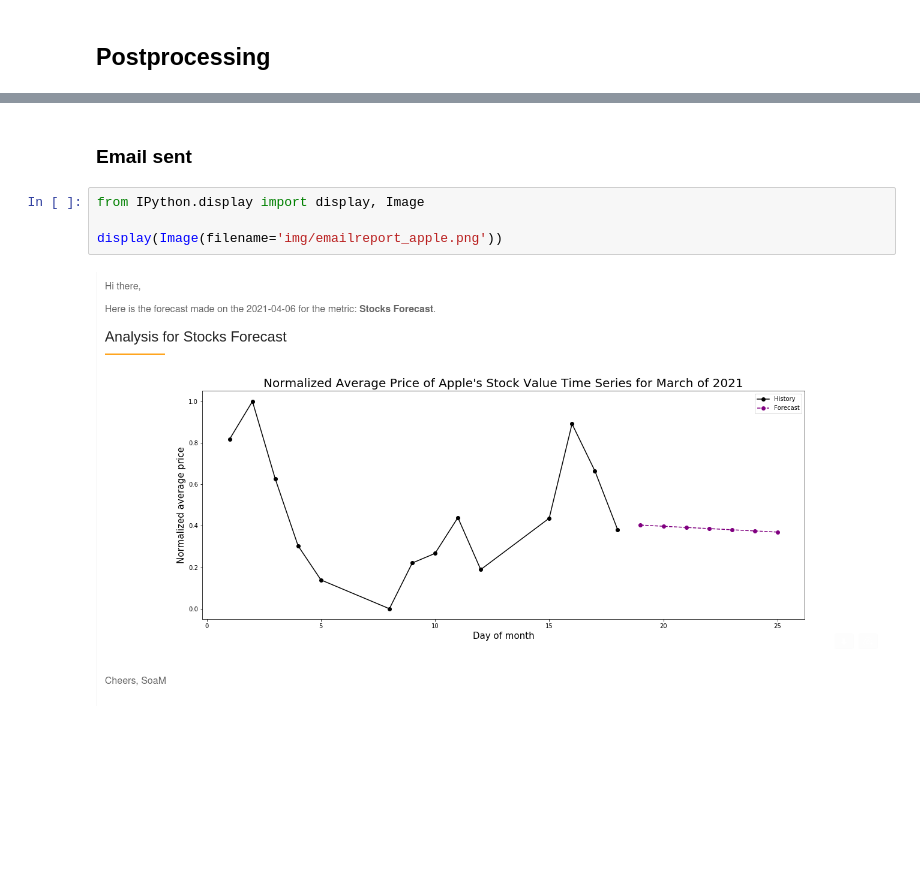
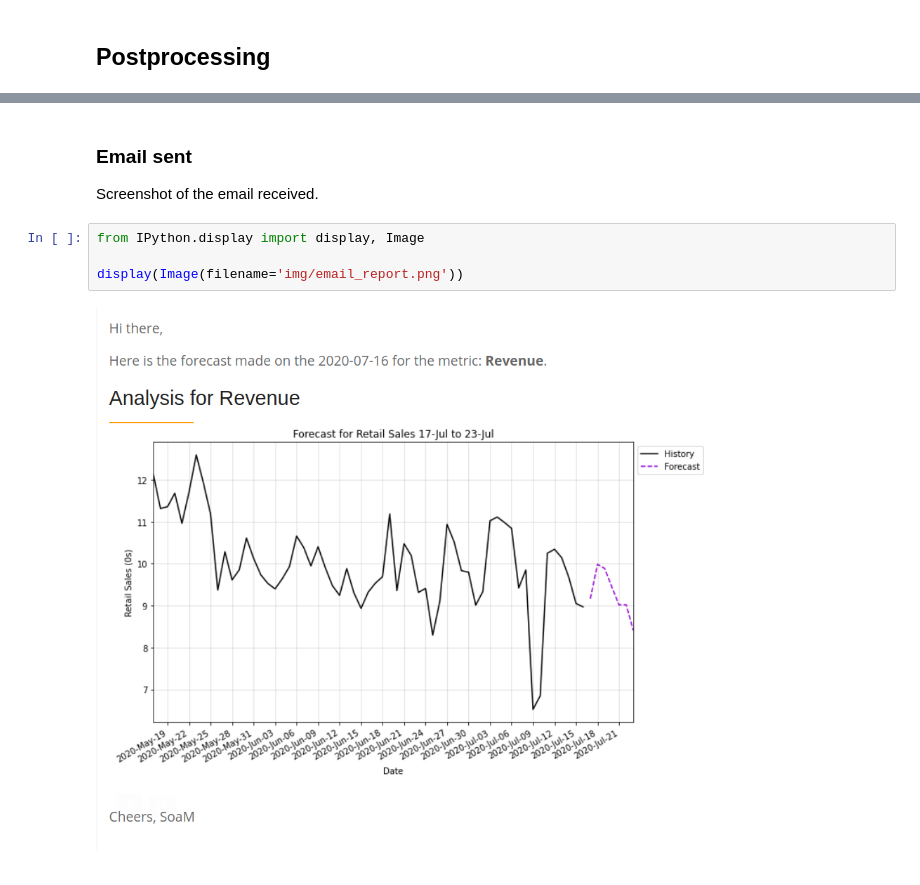
Before and after one commit to MuttData/soam, a Jupyter notebook: notebook/examples/quickstart.ipynb, the cells around one changed output, grey strips where cells are left out. Drawn from its saved outputs; the diff is of its cells as text; blank space fills up the shorter version.

```diff
--- a/notebook/examples/quickstart.ipynb
+++ b/notebook/examples/quickstart.ipynb
@@ -238,8 +262,10 @@ INFO:soam.reporting.mail_report:Email sent succesfully
 # %% [markdown]
 ### Email sent
+
+Screenshot of the email received.
 # %%
 from IPython.display import display, Image
 
-display(Image(filename='img/emailreport_apple.png'))
+display(Image(filename='img/email_report.png'))
 # %% [output]
-[figure, old version]
+[figure, new version]
```
Also changed, not shown: parts of 51 cells of this notebook, 4 other files.
